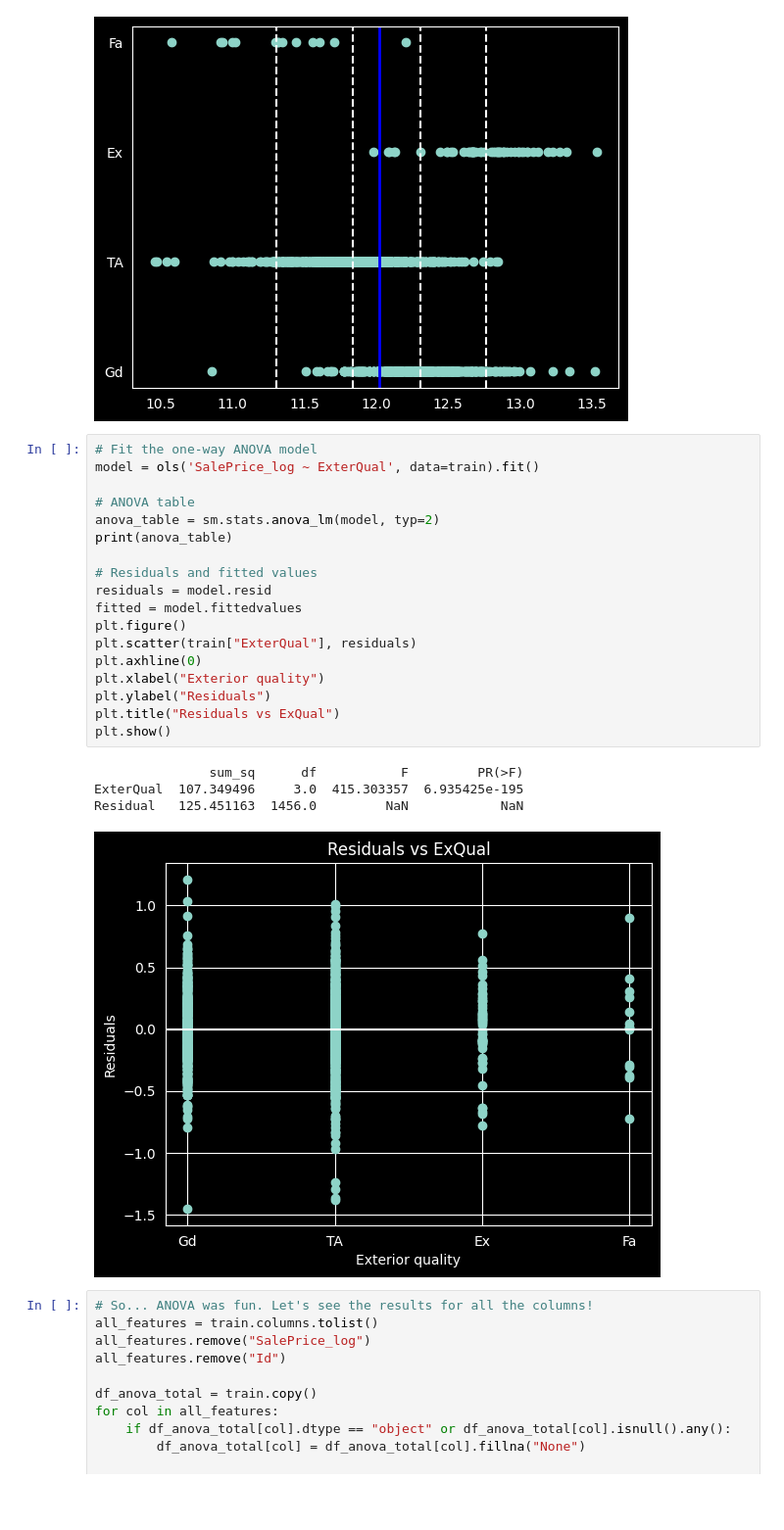
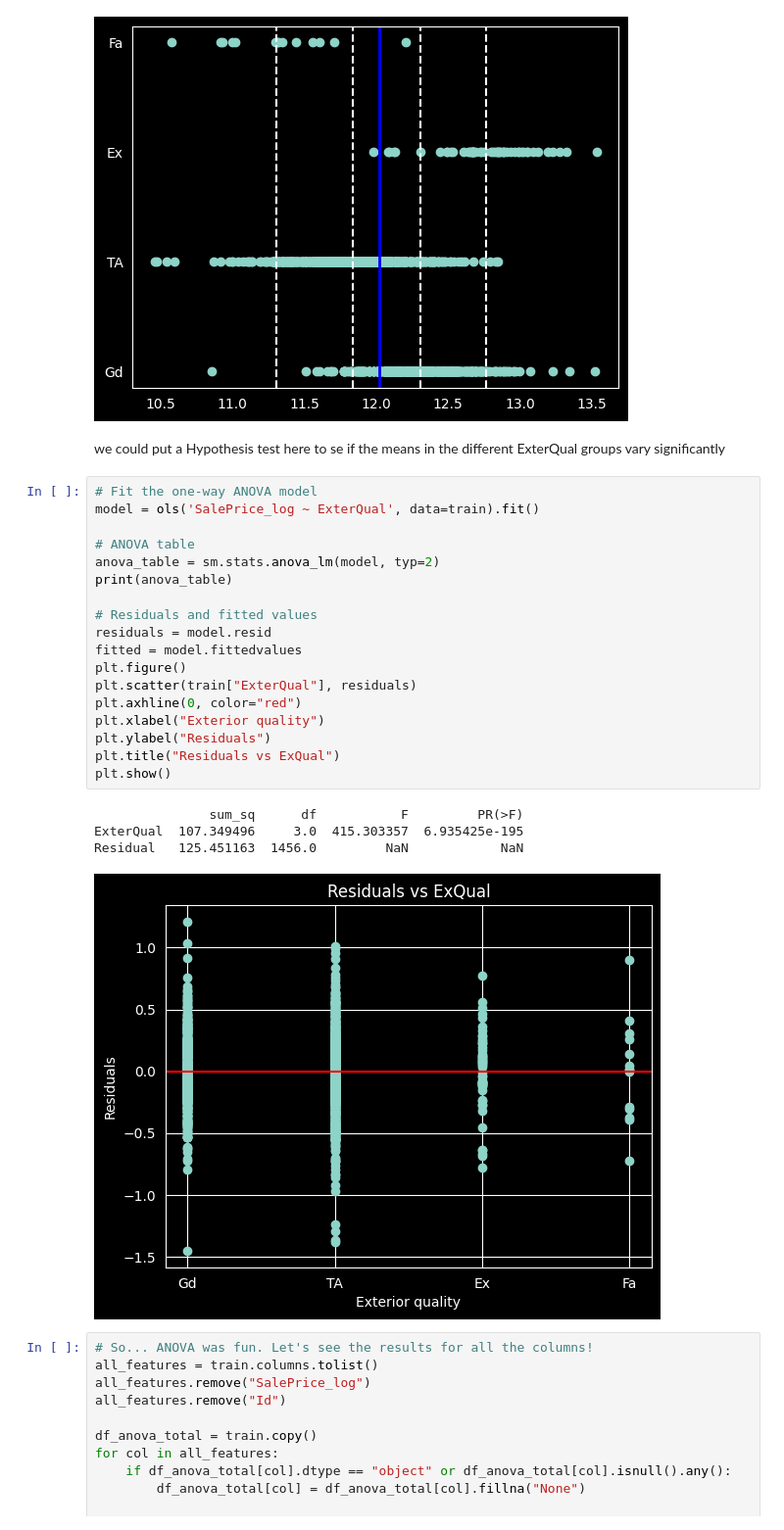
Before and after one commit to cpalescan/cstat, a Jupyter notebook: project_STUDENTID.ipynb, the cells around one changed output. Shown at 98% size. Cells and saved outputs as stored; diff of their text form; blank space fills up the shorter version.

```diff
--- a/project_STUDENTID.ipynb
+++ b/project_STUDENTID.ipynb
@@ -321,29 +355,31 @@ train["SalePrice_log"].groupby(train["ExterQual"]).agg(["mean", "min", "max", "s
 | Gd | 12.311282 | 10.858999 | 13.521139 | 0.285985 | 488 |
 | TA | 11.837985 | 10.460242 | 12.850555 | 0.293697 | 906 |
 [figure]
+# %% [markdown]
+we could put a Hypothesis test here to se if the means in the different ExterQual groups vary significantly
 # %%
 # Fit the one-way ANOVA model
 model = ols('SalePrice_log ~ ExterQual', data=train).fit()
 
 # ANOVA table
 anova_table = sm.stats.anova_lm(model, typ=2)
 print(anova_table)
 
 # Residuals and fitted values
 residuals = model.resid
 fitted = model.fittedvalues
 plt.figure()
 plt.scatter(train["ExterQual"], residuals)
-plt.axhline(0)
+plt.axhline(0, color="red")
 plt.xlabel("Exterior quality")
 plt.ylabel("Residuals")
 plt.title("Residuals vs ExQual")
 plt.show()
 # %% [output]
                sum_sq      df           F         PR(>F)
 ExterQual  107.349496     3.0  415.303357  6.935425e-195
 Residual   125.451163  1456.0         NaN            NaN
-[figure, old version]
+[figure, new version]
 # %%
 # So... ANOVA was fun. Let's see the results for all the columns!
 all_features = train.columns.tolist()
```
Also changed, not shown: parts of 8 cells of this notebook.
